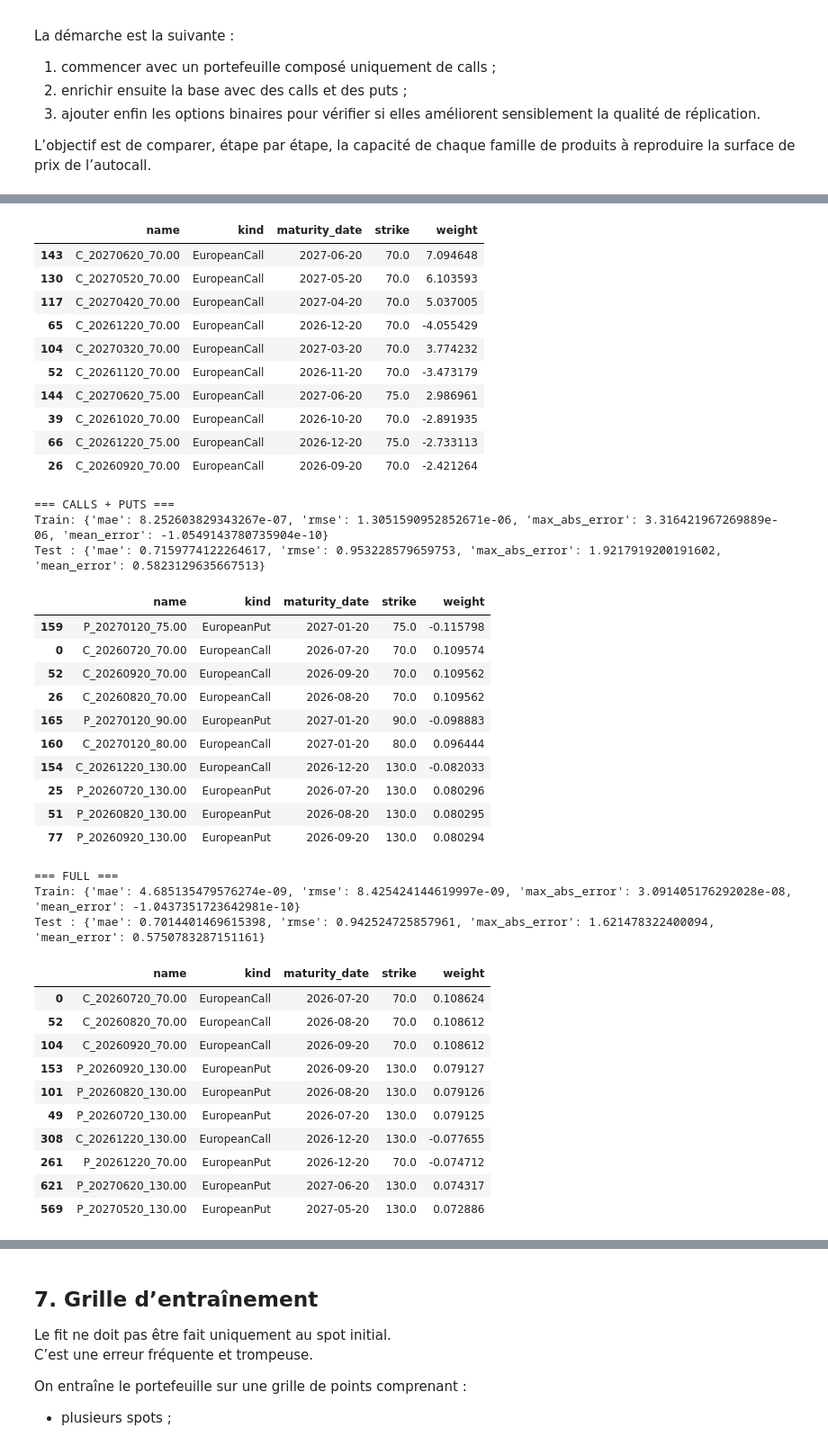
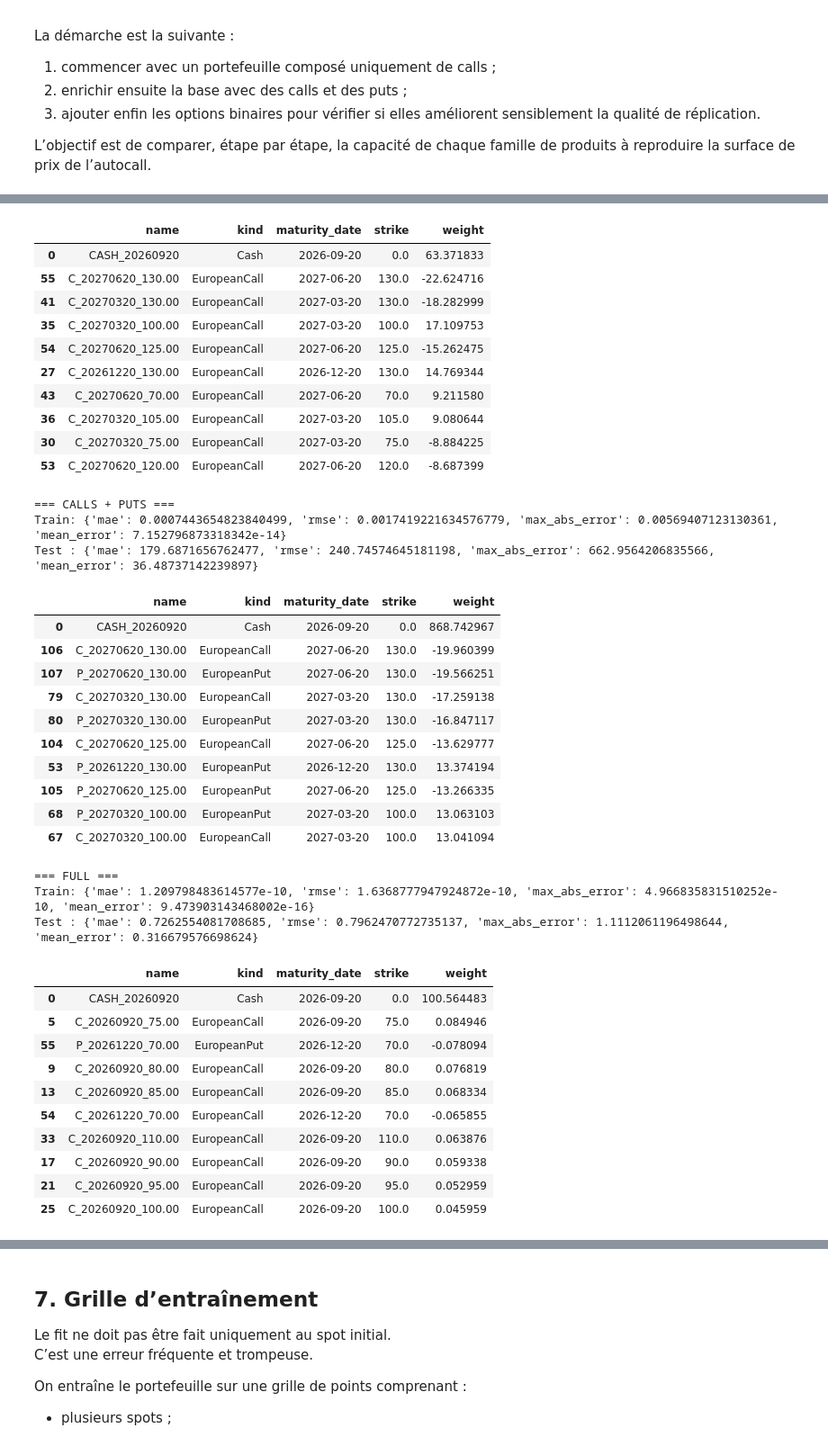
Before and after one commit to bourhankayal/Autocall-Replication, a Jupyter notebook: notebook.ipynb, the cells around one changed output, grey strips where cells are left out. Shown at 90% size. Saved outputs shown, nothing was run; the diff lists cells and outputs as text; code cells hidden in the pictures.

```diff
--- a/notebook.ipynb
+++ b/notebook.ipynb
@@ -1041,9 +396,9 @@ def plot_benchmark_surface(dates: pd.DatetimeIndex,spots: np.ndarray,target_tens
 # ============================================================
 # EXEMPLES D'UTILISATION
 # ============================================================
-res_calls =         run_naive_benchmark_price(product=prod,spot0=spot0,valuation_date=valuation_date,maturity_date=maturity_date,rate=rate,dividend_yield=dividend_yield,vol=vol,family="calls",n_spots=15,n_paths=1000,l2=1e-6)
-res_calls_puts =    run_naive_benchmark_price(product=prod,spot0=spot0,valuation_date=valuation_date,maturity_date=maturity_date,rate=rate,dividend_yield=dividend_yield,vol=vol,family="calls_puts",n_spots=15,n_paths=1000,l2=1e-6)
-res_full =          run_naive_benchmark_price(product=prod,spot0=spot0,valuation_date=valuation_date,maturity_date=maturity_date,rate=rate,dividend_yield=dividend_yield,vol=vol,family="full",n_spots=15,n_paths=1000,l2=1e-6)
+res_calls =         run_naive_benchmark_price(product=prod,spot0=spot0,valuation_date=valuation_date,maturity_date=maturity_date,rate=rate,dividend_yield=dividend_yield,vol=vol,family="calls",n_spots=15,n_paths=200, penalty="l2")
+res_calls_puts =    run_naive_benchmark_price(product=prod,spot0=spot0,valuation_date=valuation_date,maturity_date=maturity_date,rate=rate,dividend_yield=dividend_yield,vol=vol,family="calls_puts",n_spots=15,n_paths=200, penalty="l2")
+res_full =          run_naive_benchmark_price(product=prod,spot0=spot0,valuation_date=valuation_date,maturity_date=maturity_date,rate=rate,dividend_yield=dividend_yield,vol=vol,family="full",n_spots=15,n_paths=200, penalty="l2")
 
 print("=== CALLS ===")
 print("Train:", res_calls["metrics_train"])
@@ -1066,42 +421,42 @@ Test : {'mae': 14.671504441176031, 'rmse': 26.811487715415705, 'max_abs_error':
 |  | name | kind | maturity_date | strike | weight |
-| 143 | C_20270620_70.00 | EuropeanCall | 2027-06-20 | 70.0 | 7.094648 |
-| 130 | C_20270520_70.00 | EuropeanCall | 2027-05-20 | 70.0 | 6.103593 |
-| 117 | C_20270420_70.00 | EuropeanCall | 2027-04-20 | 70.0 | 5.037005 |
-| 65 | C_20261220_70.00 | EuropeanCall | 2026-12-20 | 70.0 | -4.055429 |
-| 104 | C_20270320_70.00 | EuropeanCall | 2027-03-20 | 70.0 | 3.774232 |
-| 52 | C_20261120_70.00 | EuropeanCall | 2026-11-20 | 70.0 | -3.473179 |
-| 144 | C_20270620_75.00 | EuropeanCall | 2027-06-20 | 75.0 | 2.986961 |
-| 39 | C_20261020_70.00 | EuropeanCall | 2026-10-20 | 70.0 | -2.891935 |
-| 66 | C_20261220_75.00 | EuropeanCall | 2026-12-20 | 75.0 | -2.733113 |
-| 26 | C_20260920_70.00 | EuropeanCall | 2026-09-20 | 70.0 | -2.421264 |
+| 0 | CASH_20260920 | Cash | 2026-09-20 | 0.0 | 63.371833 |
+| 55 | C_20270620_130.00 | EuropeanCall | 2027-06-20 | 130.0 | -22.624716 |
+| 41 | C_20270320_130.00 | EuropeanCall | 2027-03-20 | 130.0 | -18.282999 |
+| 35 | C_20270320_100.00 | EuropeanCall | 2027-03-20 | 100.0 | 17.109753 |
+| 54 | C_20270620_125.00 | EuropeanCall | 2027-06-20 | 125.0 | -15.262475 |
+| 27 | C_20261220_130.00 | EuropeanCall | 2026-12-20 | 130.0 | 14.769344 |
+| 43 | C_20270620_70.00 | EuropeanCall | 2027-06-20 | 70.0 | 9.211580 |
+| 36 | C_20270320_105.00 | EuropeanCall | 2027-03-20 | 105.0 | 9.080644 |
+| 30 | C_20270320_75.00 | EuropeanCall | 2027-03-20 | 75.0 | -8.884225 |
+| 53 | C_20270620_120.00 | EuropeanCall | 2027-06-20 | 120.0 | -8.687399 |
 === CALLS + PUTS ===
-Train: {'mae': 8.252603829343267e-07, 'rmse': 1.3051590952852671e-06, 'max_abs_error': 3.316421967269889e-06, 'mean_error': -1.0549143780735904e-10}
-Test : {'mae': 0.7159774122264617, 'rmse': 0.953228579659753, 'max_abs_error': 1.9217919200191602, 'mean_error': 0.5823129635667513}
+Train: {'mae': 0.0007443654823840499, 'rmse': 0.0017419221634576779, 'max_abs_error': 0.00569407123130361, 'mean_error': 7.152796873318342e-14}
+Test : {'mae': 179.6871656762477, 'rmse': 240.74574645181198, 'max_abs_error': 662.9564206835566, 'mean_error': 36.48737142239897}
 |  | name | kind | maturity_date | strike | weight |
-| 159 | P_20270120_75.00 | EuropeanPut | 2027-01-20 | 75.0 | -0.115798 |
-| 0 | C_20260720_70.00 | EuropeanCall | 2026-07-20 | 70.0 | 0.109574 |
-| 52 | C_20260920_70.00 | EuropeanCall | 2026-09-20 | 70.0 | 0.109562 |
-| 26 | C_20260820_70.00 | EuropeanCall | 2026-08-20 | 70.0 | 0.109562 |
-| 165 | P_20270120_90.00 | EuropeanPut | 2027-01-20 | 90.0 | -0.098883 |
-| 160 | C_20270120_80.00 | EuropeanCall | 2027-01-20 | 80.0 | 0.096444 |
-| 154 | C_20261220_130.00 | EuropeanCall | 2026-12-20 | 130.0 | -0.082033 |
-| 25 | P_20260720_130.00 | EuropeanPut | 2026-07-20 | 130.0 | 0.080296 |
-| 51 | P_20260820_130.00 | EuropeanPut | 2026-08-20 | 130.0 | 0.080295 |
-| 77 | P_20260920_130.00 | EuropeanPut | 2026-09-20 | 130.0 | 0.080294 |
+| 0 | CASH_20260920 | Cash | 2026-09-20 | 0.0 | 868.742967 |
+| 106 | C_20270620_130.00 | EuropeanCall | 2027-06-20 | 130.0 | -19.960399 |
+| 107 | P_20270620_130.00 | EuropeanPut | 2027-06-20 | 130.0 | -19.566251 |
+| 79 | C_20270320_130.00 | EuropeanCall | 2027-03-20 | 130.0 | -17.259138 |
+| 80 | P_20270320_130.00 | EuropeanPut | 2027-03-20 | 130.0 | -16.847117 |
+| 104 | C_20270620_125.00 | EuropeanCall | 2027-06-20 | 125.0 | -13.629777 |
+| 53 | P_20261220_130.00 | EuropeanPut | 2026-12-20 | 130.0 | 13.374194 |
+| 105 | P_20270620_125.00 | EuropeanPut | 2027-06-20 | 125.0 | -13.266335 |
+| 68 | P_20270320_100.00 | EuropeanPut | 2027-03-20 | 100.0 | 13.063103 |
+| 67 | C_20270320_100.00 | EuropeanCall | 2027-03-20 | 100.0 | 13.041094 |
 === FULL ===
-Train: {'mae': 4.685135479576274e-09, 'rmse': 8.425424144619997e-09, 'max_abs_error': 3.091405176292028e-08, 'mean_error': -1.0437351723642981e-10}
-Test : {'mae': 0.7014401469615398, 'rmse': 0.942524725857961, 'max_abs_error': 1.621478322400094, 'mean_error': 0.5750783287151161}
+Train: {'mae': 1.209798483614577e-10, 'rmse': 1.6368777947924872e-10, 'max_abs_error': 4.966835831510252e-10, 'mean_error': 9.473903143468002e-16}
+Test : {'mae': 0.7262554081708685, 'rmse': 0.7962470772735137, 'max_abs_error': 1.1112061196498644, 'mean_error': 0.316679576698624}
 |  | name | kind | maturity_date | strike | weight |
-| 0 | C_20260720_70.00 | EuropeanCall | 2026-07-20 | 70.0 | 0.108624 |
-| 52 | C_20260820_70.00 | EuropeanCall | 2026-08-20 | 70.0 | 0.108612 |
-| 104 | C_20260920_70.00 | EuropeanCall | 2026-09-20 | 70.0 | 0.108612 |
-| 153 | P_20260920_130.00 | EuropeanPut | 2026-09-20 | 130.0 | 0.079127 |
-| 101 | P_20260820_130.00 | EuropeanPut | 2026-08-20 | 130.0 | 0.079126 |
-| 49 | P_20260720_130.00 | EuropeanPut | 2026-07-20 | 130.0 | 0.079125 |
-| 308 | C_20261220_130.00 | EuropeanCall | 2026-12-20 | 130.0 | -0.077655 |
-| 261 | P_20261220_70.00 | EuropeanPut | 2026-12-20 | 70.0 | -0.074712 |
-| 621 | P_20270620_130.00 | EuropeanPut | 2027-06-20 | 130.0 | 0.074317 |
-| 569 | P_20270520_130.00 | EuropeanPut | 2027-05-20 | 130.0 | 0.072886 |
+| 0 | CASH_20260920 | Cash | 2026-09-20 | 0.0 | 100.564483 |
+| 5 | C_20260920_75.00 | EuropeanCall | 2026-09-20 | 75.0 | 0.084946 |
+| 55 | P_20261220_70.00 | EuropeanPut | 2026-12-20 | 70.0 | -0.078094 |
+| 9 | C_20260920_80.00 | EuropeanCall | 2026-09-20 | 80.0 | 0.076819 |
+| 13 | C_20260920_85.00 | EuropeanCall | 2026-09-20 | 85.0 | 0.068334 |
+| 54 | C_20261220_70.00 | EuropeanCall | 2026-12-20 | 70.0 | -0.065855 |
+| 33 | C_20260920_110.00 | EuropeanCall | 2026-09-20 | 110.0 | 0.063876 |
+| 17 | C_20260920_90.00 | EuropeanCall | 2026-09-20 | 90.0 | 0.059338 |
+| 21 | C_20260920_95.00 | EuropeanCall | 2026-09-20 | 95.0 | 0.052959 |
+| 25 | C_20260920_100.00 | EuropeanCall | 2026-09-20 | 100.0 | 0.045959 |
 # %%
 comparative_table = pd.DataFrame([
     {
```
Also changed, not shown: parts of 28 cells of this notebook, 9 other files.
